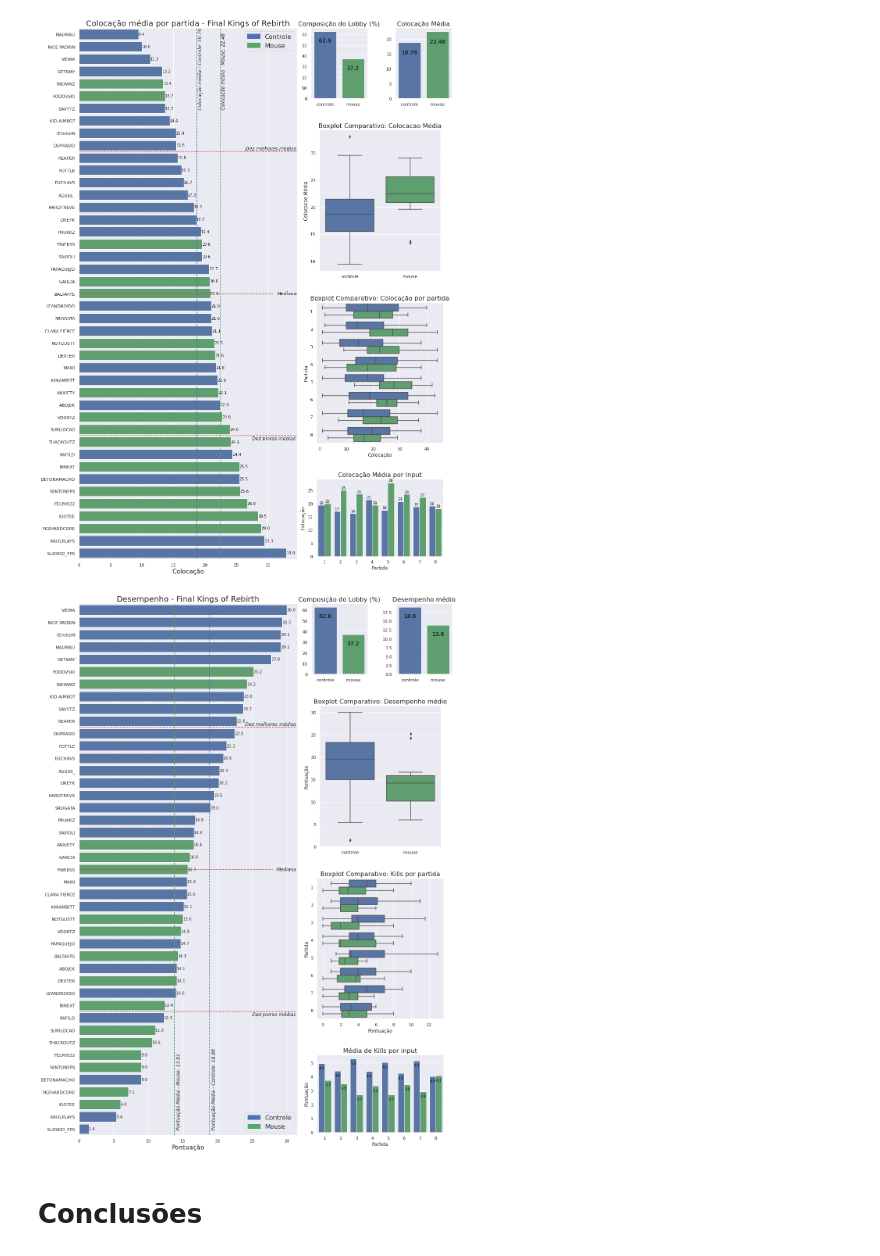
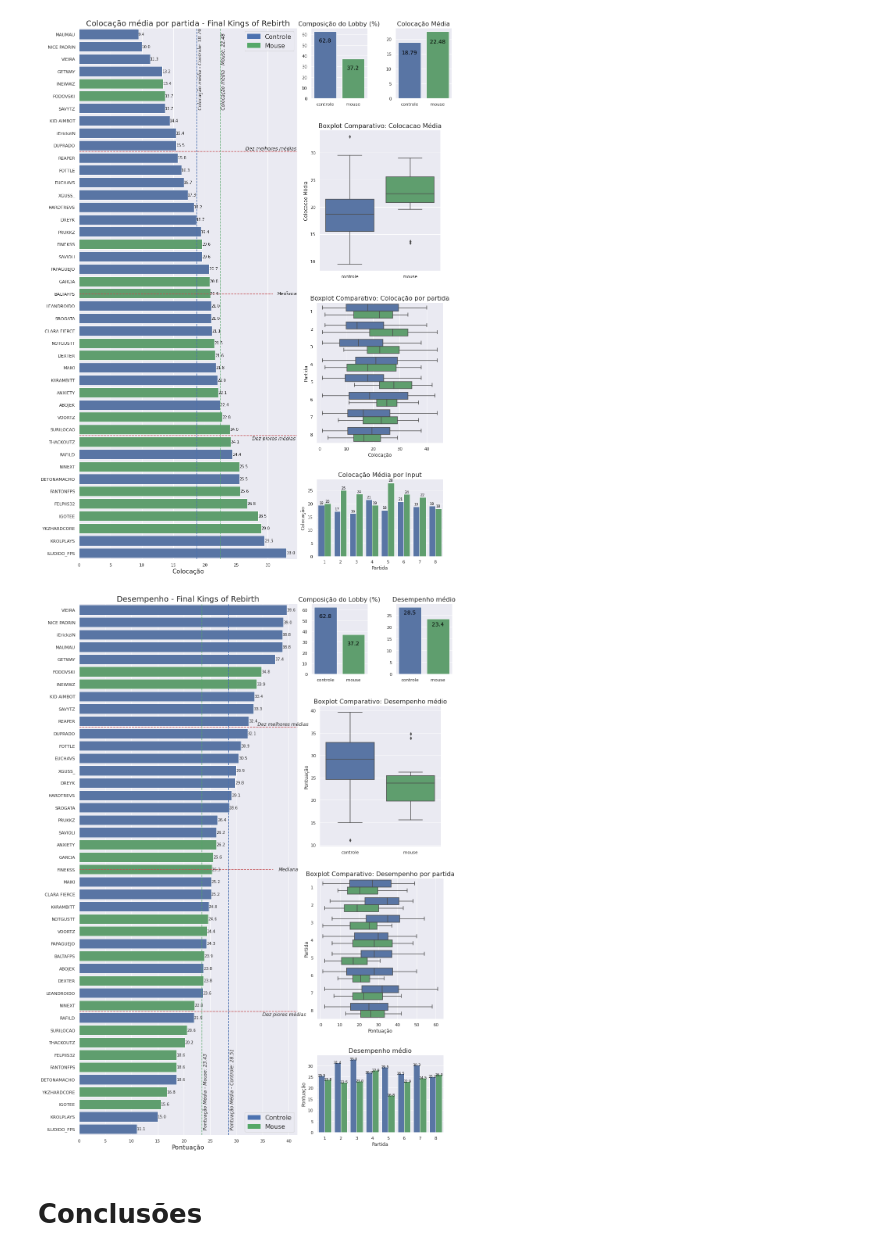
Before and after one commit to GodoyLucas/king_of_rebirth, a Jupyter notebook: Notebooks/King_of_Rebirth_Final.ipynb, the cells around one changed output. Cells and saved outputs as stored; diff of their text form; code cells hidden in the pictures.

Commit message:
Painéis finalizados

```diff
--- a/Notebooks/King_of_Rebirth_Final.ipynb
+++ b/Notebooks/King_of_Rebirth_Final.ipynb
@@ -386,6 +405,8 @@ dist_freq_input['media_kills'] = final_tratado.groupby(['input'])[['kills']].mea
 dist_freq_input['mediana_kills'] = final_tratado.groupby(['input'])[['kills']].median()
 dist_freq_input['colocacao_media'] = final_tratado.groupby(['input'])[['colocacao']].mean().round(2)
 dist_freq_input['colocacao_mediana'] = final_tratado.groupby(['input'])[['colocacao']].median().round(2)
+dist_freq_input['pontuacao_media'] = final_tratado.groupby(['input'])[['pontuacao']].mean().round(2)
+dist_freq_input['pontuacao_mediana'] = final_tratado.groupby(['input'])[['pontuacao']].median().round(2)
 dist_freq_input.reset_index(inplace=True, drop=True)
 dist_freq_input
 # %% [output]
@@ -396,9 +417,8 @@ dist_freq_input
 players = pd.DataFrame(final_tratado.player.unique(), columns = ['player'])
 players = pd.merge(players, final_tratado[['input', 'player']], on=['player'], how='left')
 players.drop_duplicates(inplace=True)
-players = pd.merge(players, (final_tratado.groupby(['player', 'input'])[['kills', 'colocacao']].mean()), on=['player'], how='left')
-players.rename(columns={'kills': 'kills_media', 'colocacao': 'colocacao_media'}, inplace = True)
-players['pontuacao'] = players.colocacao_media.max() - players.colocacao_media + players.kills_media
+players = pd.merge(players, (final_tratado.groupby(['player', 'input'])[['kills', 'colocacao', 'pontuacao']].mean()), on=['player'], how='left')
+players.rename(columns={'kills': 'kills_media', 'colocacao': 'colocacao_media', 'pontuacao': 'pontuacao_media'}, inplace = True)
 players = players.sort_values('input')
 players.head()
 # %% [output]
@@ -666,11 +686,11 @@ plt.show(plot)
 # Definindo gráfico principal:
 sns.set(style="darkgrid")
 fig, ax = plt.subplots(figsize=(10, 25))
-dados = players.sort_values('pontuacao', ascending = False)
+dados = players.sort_values('pontuacao_media', ascending = False)
 cores = ['b' if i == 'controle' else 'g' for i in dados['input']]
 sns.set(style="darkgrid")
 plot = sns.barplot(data=dados,
-                   y='player', x='pontuacao',
+                   y='player', x='pontuacao_media',
                    palette=cores,
                    ax=ax,
                    orient = 'h'
@@ -699,23 +719,23 @@ for i in plot.patches:
 
 dez_superiores = posicoes_barras[9] + y_barra / 2
 plt.axhline(dez_superiores + 0.1, 0, 1, color='r', **{'ls': 'dashed'})
-ax.text(24, dez_superiores - 0.05, 'Dez melhores médias', style='italic')
+ax.text(34, dez_superiores - 0.05, 'Dez melhores médias', style='italic')
 
 mediano = posicoes_barras[int(len(posicoes_barras) /2)]
 plt.axhline(mediano, 0, 0.89, color='r', **{'ls': 'dashed'})
-ax.text(28.5, mediano + 0.1, 'Mediana', style='italic')
+ax.text(38, mediano + 0.1, 'Mediana', style='italic')
 
 dez_inferiores = posicoes_barras[int(len(posicoes_barras))-10] - y_barra / 2
 plt.axhline(dez_inferiores - 0.1, 0, 1, color='r', **{'ls': 'dashed'})
-ax.text(25, dez_inferiores + 0.25, 'Dez piores médias', style='italic')
+ax.text(35, dez_inferiores + 0.25, 'Dez piores médias', style='italic')
 
 
 # Definindo linhas auxiliares verticais:
-pontuação_media_controle = players.query('input == "controle"')['pontuacao'].mean()
+pontuação_media_controle = players.query('input == "controle"')['pontuacao_media'].mean()
 plt.axvline(pontuação_media_controle, 0, 1, color='b', **{'ls': 'dashed'})
 ax.text(pontuação_media_controle + 0.2, 42, 'Pontuação Média - Controle: ' + str(pontuação_media_controle.round(2)), style='italic', rotation=90)
 
-pontuação_media_mouse = players.query('input == "mouse"')['pontuacao'].mean()
+pontuação_media_mouse = players.query('input == "mouse"')['pontuacao_media'].mean()
 plt.axvline(pontuação_media_mouse, 0, 1, color='g', **{'ls': 'dashed'})
 ax.text(pontuação_media_mouse + 0.2, 42, 'Pontuação Média - Mouse: ' + str(pontuação_media_mouse.round(2)), style='italic', rotation=90)
 
@@ -742,7 +762,7 @@ for i in percentual_input.patches:
 
 # Adicionando gráfico auxiliar 2:
 desempenho = fig.add_axes([1.25, 0.78, 0.2, 0.1])
-sns.barplot(data=players.sort_values('input'), x='input', y='pontuacao', palette=['b', 'g'], ci = False)
+sns.barplot(data=players.sort_values('input'), x='input', y='pontuacao_media', palette=['b', 'g'], ci = False)
 desempenho.set_title('Desempenho médio', fontsize=16)
 desempenho.set_xlabel('')
 desempenho.set_ylabel('')
@@ -756,38 +776,38 @@ for i in desempenho.patches:
 
 # Adicionando gráfico auxiliar 3:
 boxplot_desempenho = fig.add_axes([0.98, 0.535, 0.43, 0.2])
-sns.boxplot(data=players, x='input', y='pontuacao', palette=['b', 'g'])
+sns.boxplot(data=players, x='input', y='pontuacao_media', palette=['b', 'g'])
 boxplot_desempenho.set_title('Boxplot Comparativo: Desempenho médio', fontsize=16)
 boxplot_desempenho.set_ylabel('Pontuação')
 boxplot_desempenho.set_xlabel('')
 
 
 # Adicionando gráfico auxiliar 4:
 boxplot_kills_partidas = fig.add_axes([0.97, 0.29, 0.45, 0.2])
-sns.boxplot(data=final_tratado.sort_values('input'), y='partida', x='kills', hue='input', palette=['b', 'g'], orient='h', showfliers = False)
-boxplot_kills_partidas.set_title('Boxplot Comparativo: Kills por partida', fontsize=16)
+sns.boxplot(data=final_tratado.sort_values('input'), y='partida', x='pontuacao', hue='input', palette=['b', 'g'], orient='h', showfliers = False)
+boxplot_kills_partidas.set_title('Boxplot Comparativo: Desempenho por partida', fontsize=16)
 boxplot_kills_partidas.set_ylabel('Partida')
 boxplot_kills_partidas.set_xlabel('Pontuação')
 plt.legend([], [], frameon=False)
 
 
 # Adicionando gráfico auxiliar 5:
 bar_kills_partidas = fig.add_axes([0.97, 0.129, 0.45, 0.11])
-sns.barplot(data=final_tratado.sort_values('input'), x='partida', y='kills', hue='input', palette=['b', 'g'], ci = False)
-bar_kills_partidas.set_title('Média de Kills por input', fontsize=16)
+sns.barplot(data=final_tratado.sort_values('input'), x='partida', y='pontuacao', hue='input', palette=['b', 'g'], ci = False)
+bar_kills_partidas.set_title('Desempenho médio', fontsize=16)
 bar_kills_partidas.set_xlabel('Partida')
 bar_kills_partidas.set_ylabel('Pontuação')
 plt.legend([], [], frameon=False)
 
 for i in bar_kills_partidas.patches:
   rotulo_dados = i.get_height().round(1)
   bar_kills_partidas.annotate(rotulo_dados,
                 (i.get_x() + i.get_width() / 2, i.get_height()-0.4),
                 ha='center', fontsize = 9, color='black')
 
 # Plotando:
 plt.show(plot)
 # %% [output]
-[figure, old version]
+[figure, new version]
 # %% [markdown]
 # Conclusões
```
Also changed, not shown: parts of 7 cells of this notebook.
